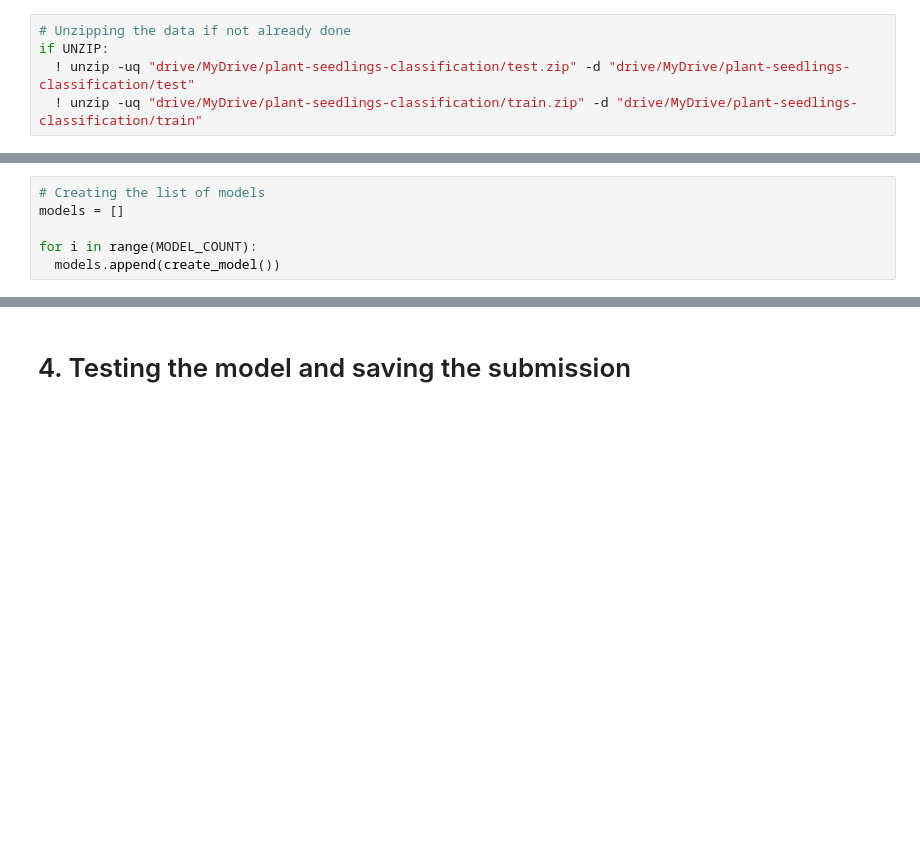
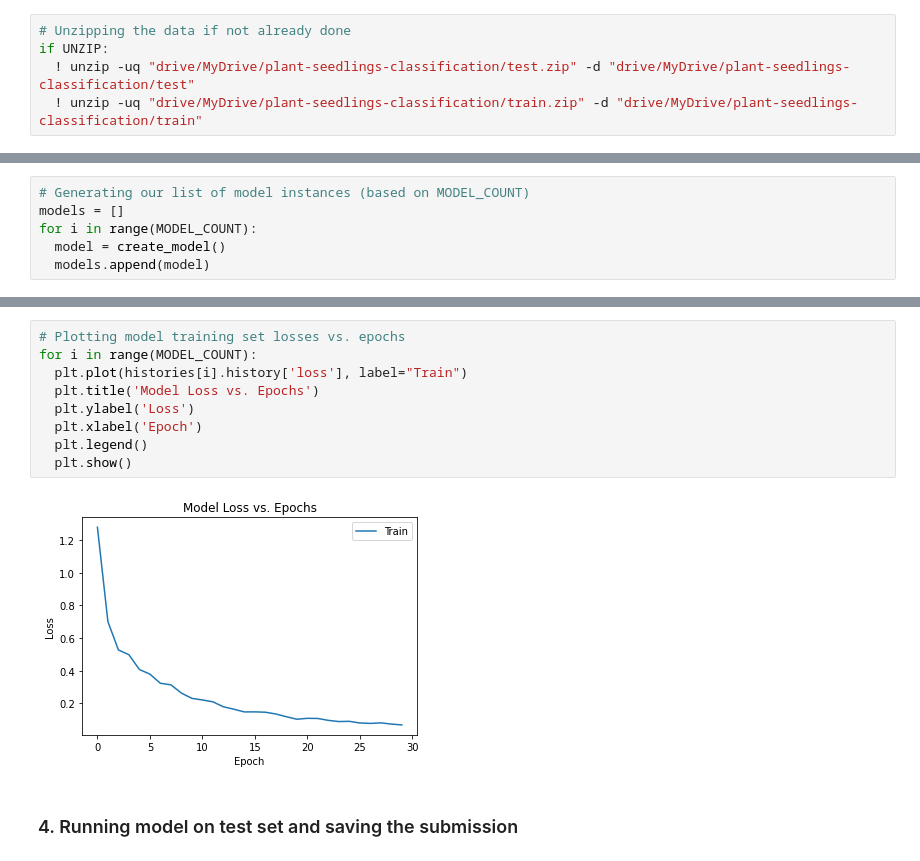
Before and after one commit to raghavm1/CZ4041--Machine-Learning, a Jupyter notebook: code/xception.ipynb, the cells around one changed output, grey strips where cells are left out. Saved outputs shown, nothing was run; the diff lists cells and outputs as text; blank space fills up the shorter version.

```diff
--- a/code/xception.ipynb
+++ b/code/xception.ipynb
@@ -186,8 +189,8 @@ def create_model():
 
   return model
 # %%
-# Creating the list of models
+# Generating our list of model instances (based on MODEL_COUNT)
 models = []
-
 for i in range(MODEL_COUNT):
-  models.append(create_model())
+  model = create_model()
+  models.append(model)
@@ -251,2 +267,13 @@ Epoch 30/300
+# %%
+# Plotting model training set losses vs. epochs
+for i in range(MODEL_COUNT):
+  plt.plot(histories[i].history['loss'], label="Train")
+  plt.title('Model Loss vs. Epochs')
+  plt.ylabel('Loss')
+  plt.xlabel('Epoch')
+  plt.legend()
+  plt.show()
+# %% [output]
+[figure, added]
 # %% [markdown]
-# 4. Testing the model and saving the submission
+### 4. Running model on test set and saving the submission
```
Also changed, not shown: parts of 22 cells of this notebook, 2 other files.
